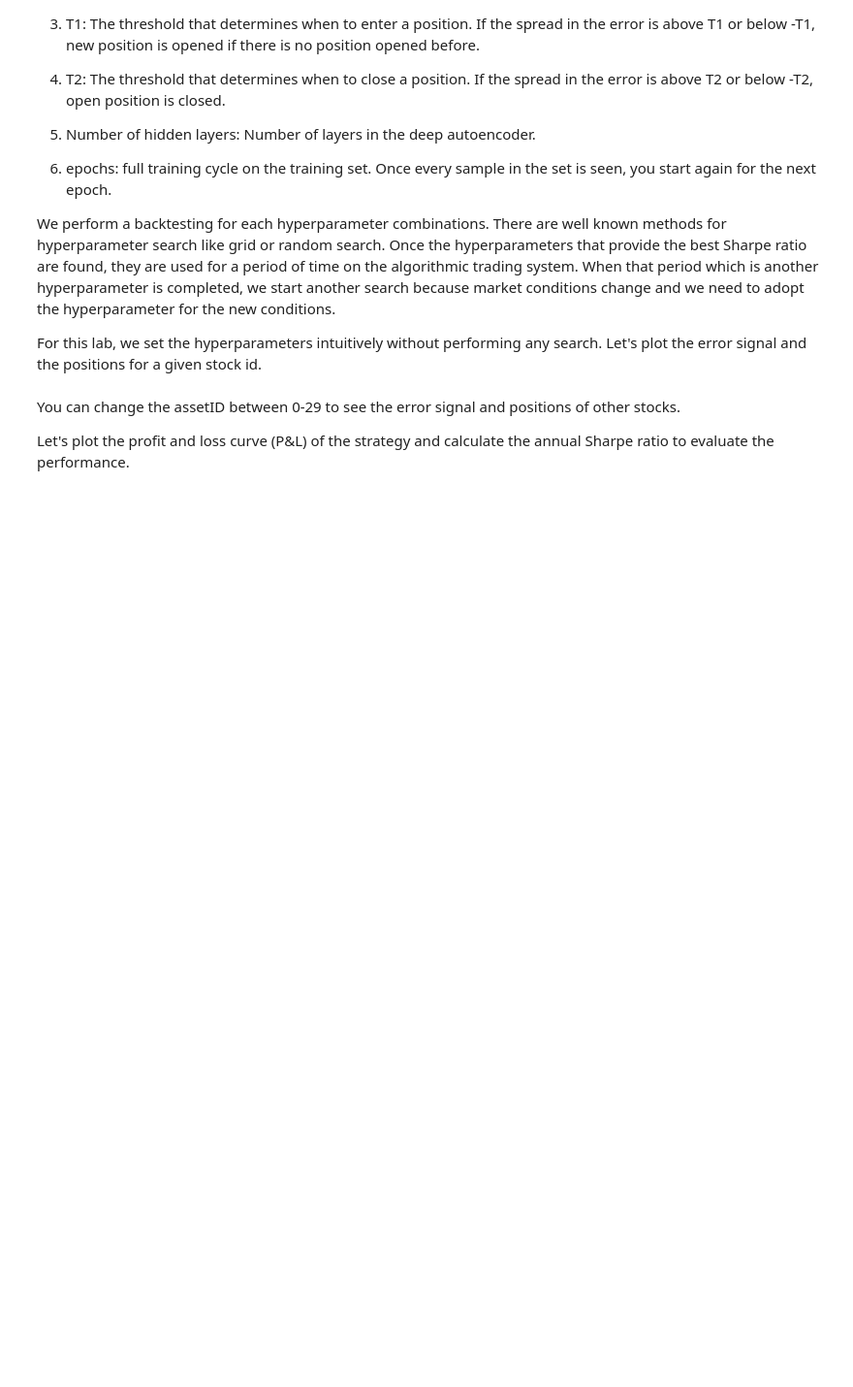
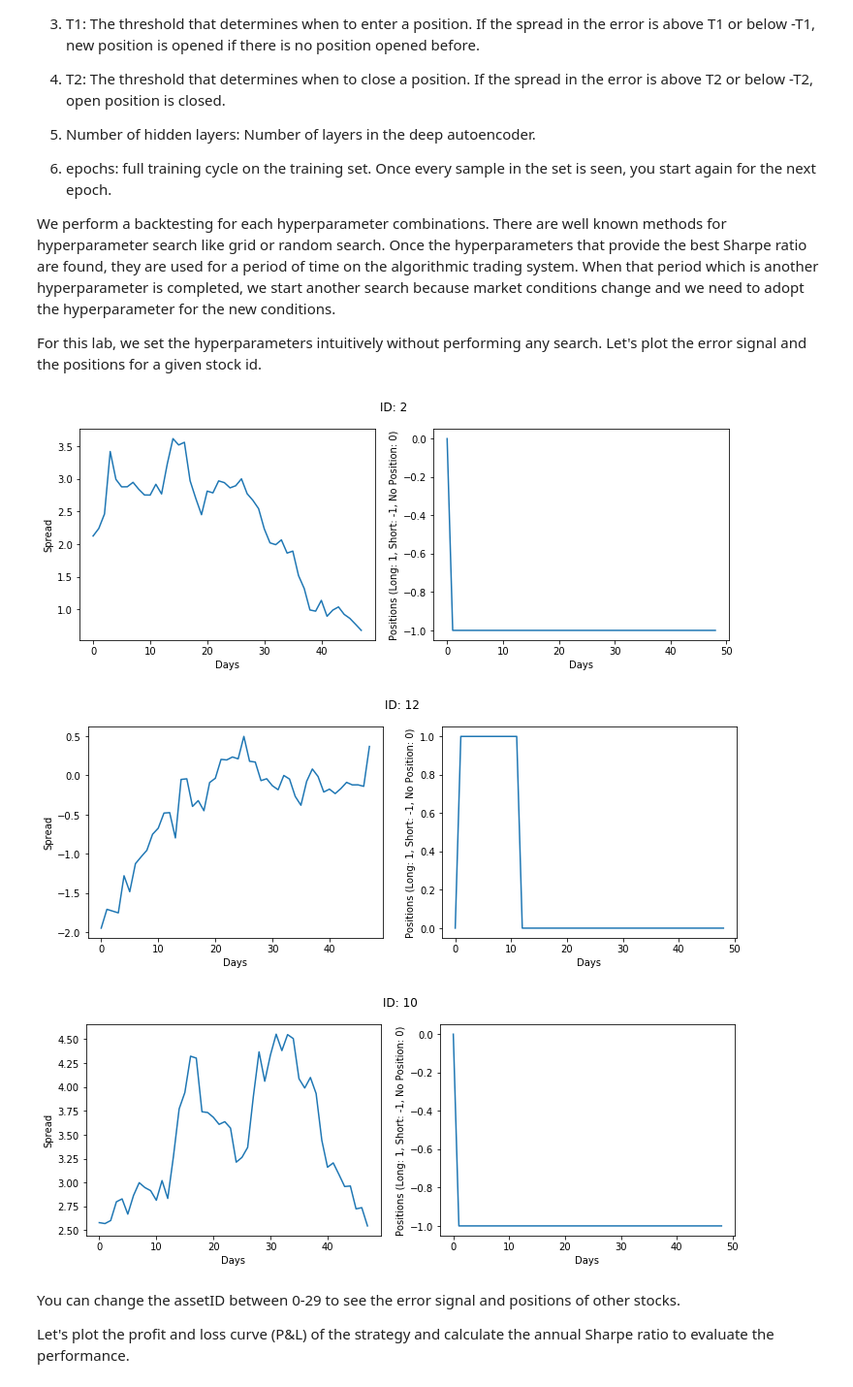
Before and after one commit to slipnitskaya/IBM_FINANCE_AP19, a Jupyter notebook: lab3_DeepAutoencoder.ipynb, the cells around one changed output. Shown at 97% size. Saved outputs shown, nothing was run; the diff lists cells and outputs as text; code cells hidden in the pictures; blank space fills up the shorter version.

```diff
--- a/lab3_DeepAutoencoder.ipynb
+++ b/lab3_DeepAutoencoder.ipynb
@@ -525,18 +659,23 @@ Performance of the strategy heavily depends on the hyperparameters. Such an algo
 We perform a backtesting for each hyperparameter combinations. There are well known methods for hyperparameter search like grid or random search. Once the hyperparameters that provide the best Sharpe ratio are found, they are used for a period of time on the algorithmic trading system. When that period which is another hyperparameter is completed, we start another search because market conditions change and we need to adopt the hyperparameter for the new conditions.
 
 For this lab, we set the hyperparameters intuitively without performing any search. Let's plot the error signal and the positions for a given stock id.
-# %%
-assetID = 1
-
-plt.plot(spread[:,assetID])
-plt.ylabel('Spread')
-plt.xlabel('Days')
-plt.show()
-
-plt.plot(pos[:,assetID])
-plt.ylabel('Positions (Long: 1, Short: -1, No Position: 0)')
-plt.xlabel('Days')
-plt.show()
+# %%
+import random
+
+for assetID in [random.randint(0, 29) for x in range(3)]:
+
+    f, (a, b) = plt.subplots(1, 2, figsize=(12,4))
+    f.suptitle('ID: {}\n'.format(assetID))
+    a.plot(spread[:,assetID])
+    a.set_ylabel('Spread')
+    a.set_xlabel('Days')
+    b.plot(pos[:,assetID])
+    b.set_ylabel('Positions (Long: 1, Short: -1, No Position: 0)')
+    b.set_xlabel('Days')
+# %% [output]
+[figure, added]
+[figure, added]
+[figure, added]
 # %% [markdown]
 You can change the assetID between 0-29 to see the error signal and positions of other stocks.
 
```
Also changed, not shown: parts of 13 cells of this notebook.
